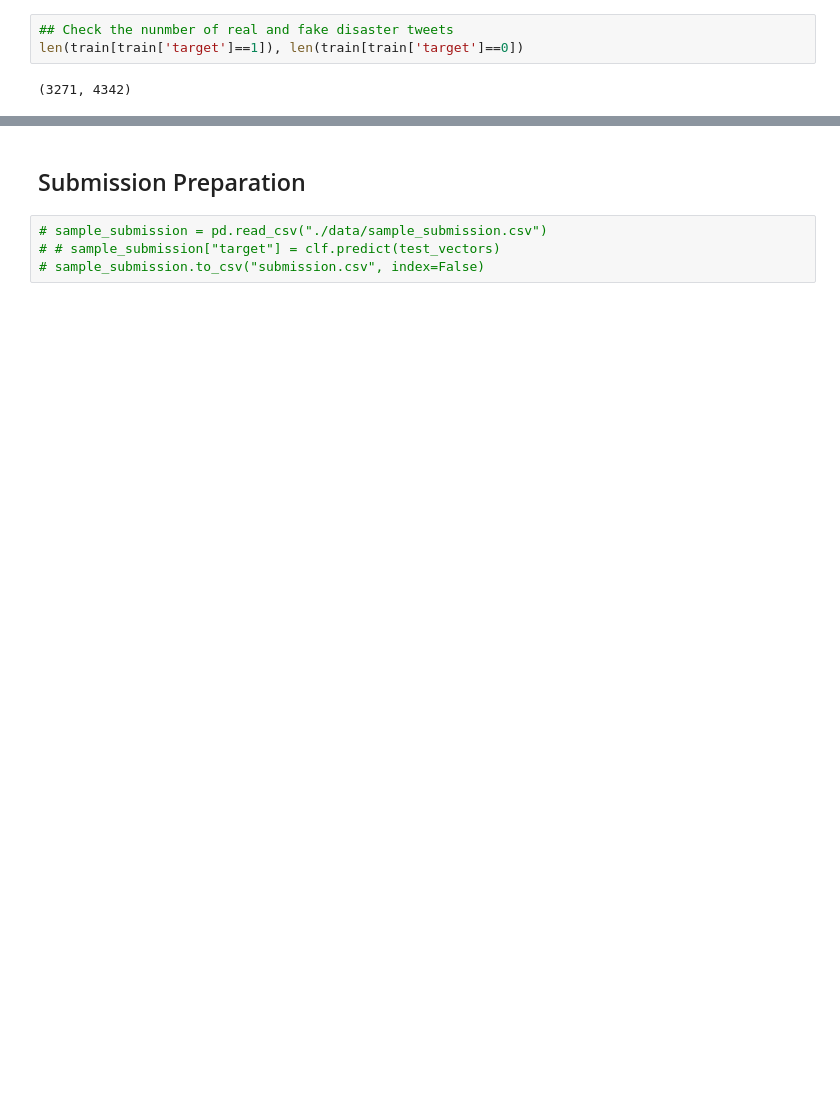
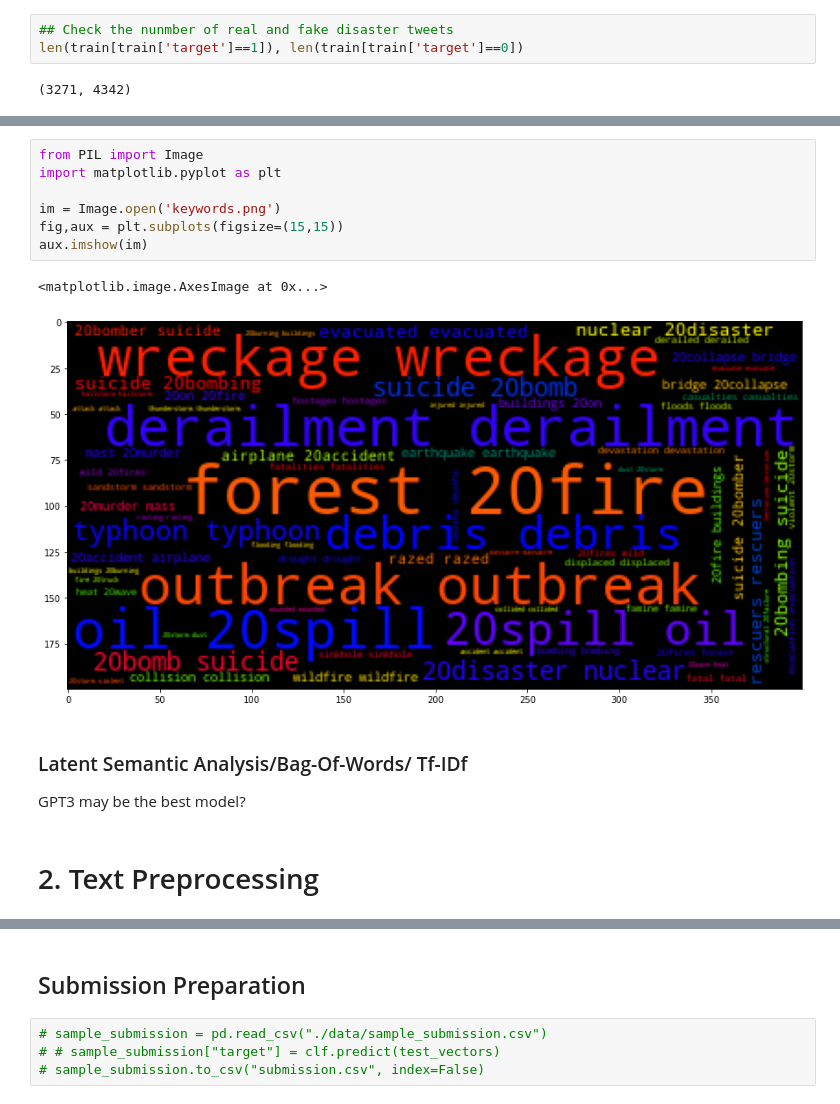
Before and after one commit to kazutoki-m/disaster-tweets, a Jupyter notebook: KM-Exploratory Analysis.ipynb, the cells around one changed output, grey strips where cells are left out. Drawn from its saved outputs; the diff is of its cells as text; blank space fills up the shorter version.

```diff
--- a/KM-Exploratory Analysis.ipynb
+++ b/KM-Exploratory Analysis.ipynb
@@ -56,0 +99,15 @@ Latent Semantic Analysis/Bag-Of-Words/ Tf-IDf
+# %%
+from PIL import Image
+import matplotlib.pyplot as plt
+
+im = Image.open('keywords.png')
+fig,aux = plt.subplots(figsize=(15,15))
+aux.imshow(im)
+# %% [output]
+<matplotlib.image.AxesImage at 0x...>
+[figure, added]
+# %% [markdown]
+### Latent Semantic Analysis/Bag-Of-Words/ Tf-IDf
+GPT3 may be the best model?
+# %% [markdown]
+# 2. Text Preprocessing
```
Also changed, not shown: parts of 21 cells of this notebook, 1 other file.
